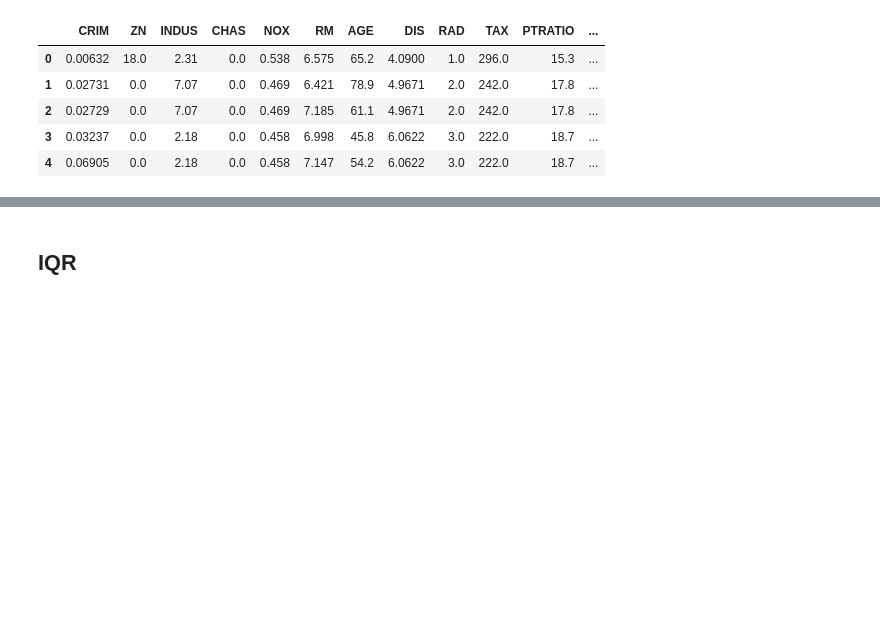
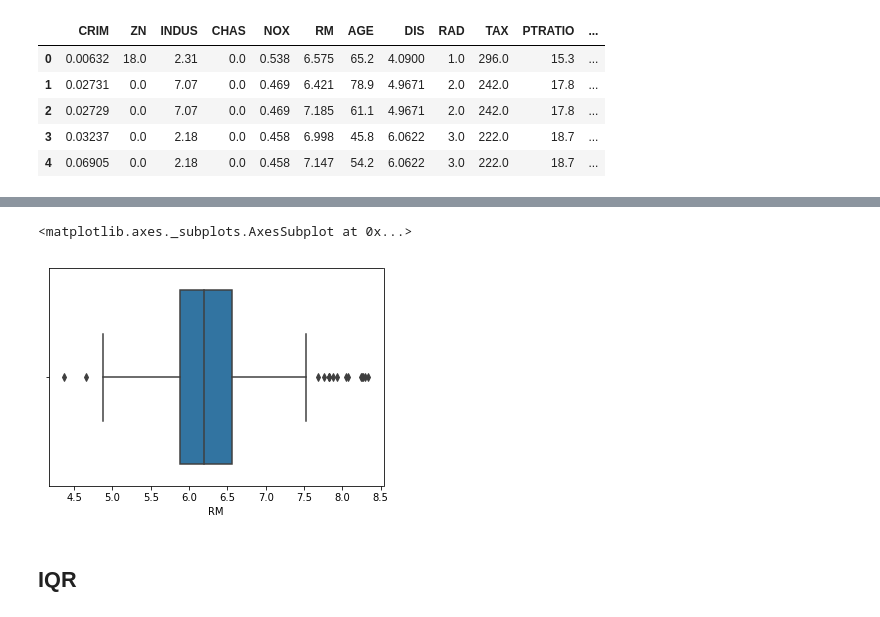
Before and after one commit to v-popov/ds_cheat_sheets, a Jupyter notebook: outliers.ipynb, the cells around one changed output, grey strips where cells are left out. Drawn from its saved outputs; the diff is of its cells as text; code cells hidden in the pictures; blank space fills up the shorter version.

```diff
--- a/outliers.ipynb
+++ b/outliers.ipynb
@@ -99,3 +111,8 @@ New shape: (415, 13)
+# %%
+sns.boxplot(x=new_df['RM'])
+# %% [output]
+<matplotlib.axes._subplots.AxesSubplot at 0x...>
+[figure, added]
 # %% [markdown]
 ## IQR
 # %%
```
Also changed, not shown: parts of 9 cells of this notebook, 1 other file.
